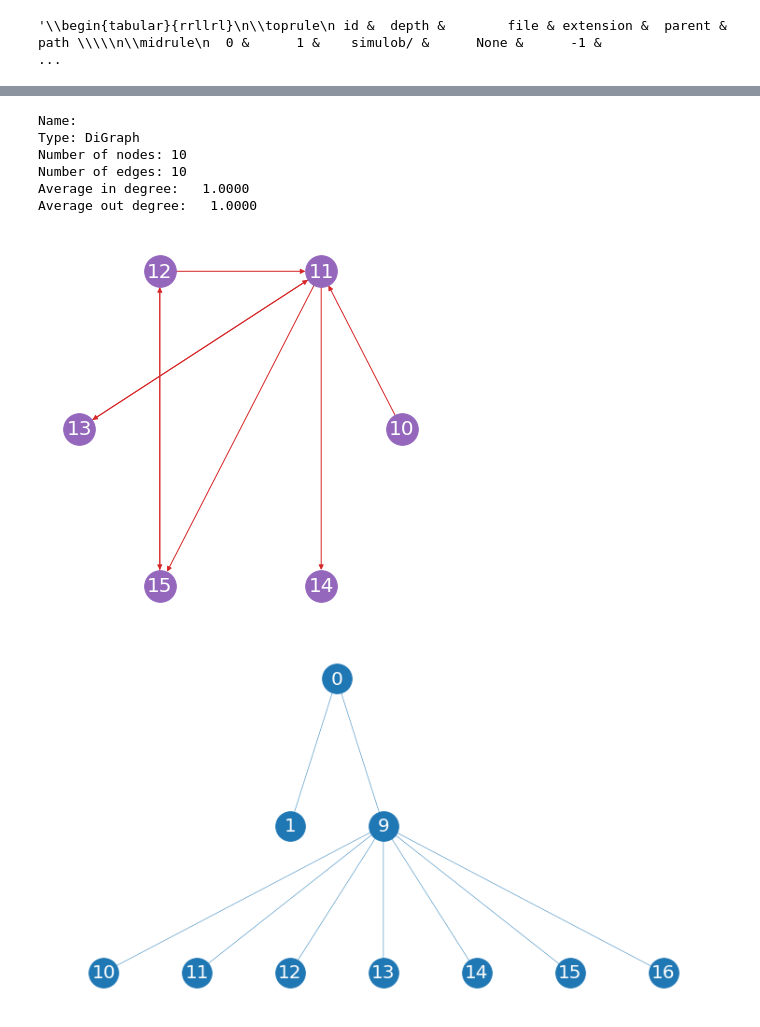
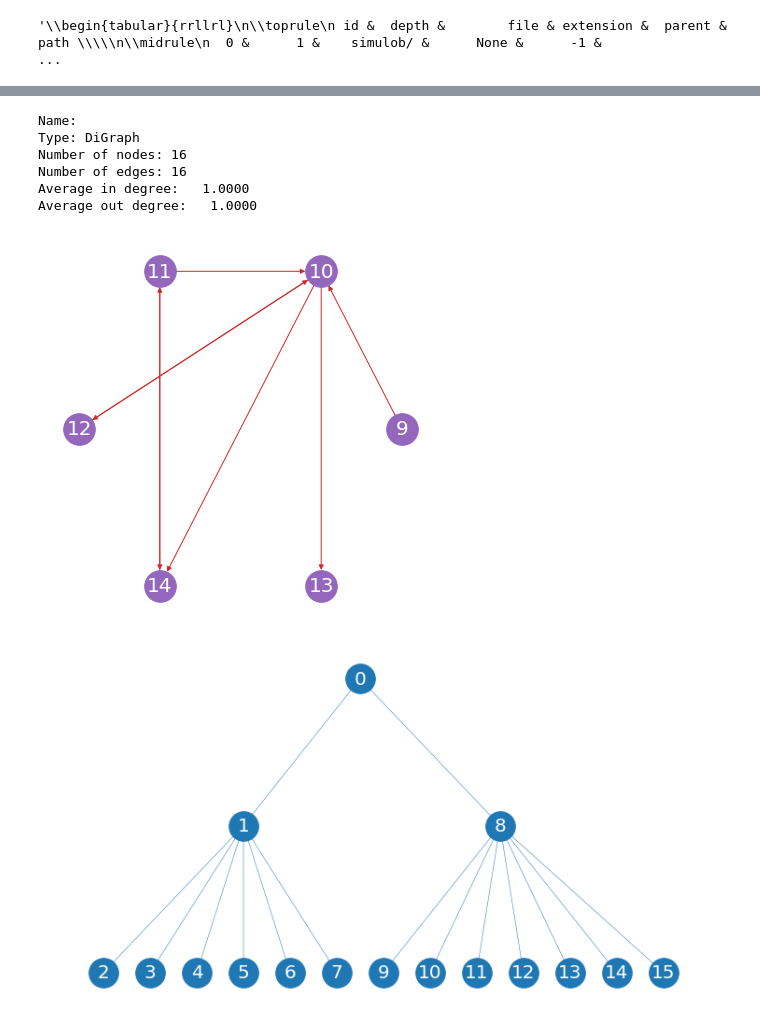
Before and after one commit to claudio-ICL/simulob, a Jupyter notebook: module_network.ipynb, the cells around one changed output, grey strips where cells are left out. Drawn from its saved outputs; the diff is of its cells as text; code cells hidden in the pictures.

```diff
--- a/module_network.ipynb
+++ b/module_network.ipynb
@@ -22,6 +22,8 @@ for k in range(df.shape[0]):
 # %%
 idx=df["extension"].isin(["cpp","h","None",None])
 df=df[idx].copy()
+idx=np.logical_not(df['name'].isin(["LICENSE","Makefile","Makefile2","lob"]))
+df=df[idx].copy()
 # %%
 df.columns
 # %% [output]
@@ -135,16 +134,16 @@ df[["id","depth","file","extension","parent","path"]].to_latex(index=False)
 # %% [output]
 '\\begin{tabular}{rrllrl}\n\\toprule\n id &  depth &        file & extension &  parent &                          path \\\\\n\\midrule\n  0 &      1 &    simulob/ &      None &      -1 &               ...
 # %%
-df=df[np.logical_not(df['extension']=='h')]
-id_orderbook=int(df.loc[df["file"]=="orderbook","id"])
-id_hawkes=int(df.loc[df["file"]=="hawkes","id"])
-id_orders=int(df.loc[df["file"]=="orders","id"])
-id_user=int(df.loc[df["file"]=="user","id"])
-id_gui=int(df.loc[df["file"]=="gui","id"])
-id_main=int(df.loc[df["file"]=="main","id"])
-df["called_by"]=[{}]*len(df)
-df.loc[df['file']=="orderbook", "called_by"]=[{0:id_main, 1: id_user,2:id_orders}]
-df.loc[df['file']=='gui', "called_by"]=[{0:id_orderbook, 1:id_user}]
-df.loc[df['file']=='user', "called_by"]={0:id_gui}
-df.loc[df['file']=='hawkes', "called_by"]={0:id_orderbook}
-df.loc[df['file']=='orders', "called_by"]={0:id_orderbook}
+df_cpp=df[np.logical_not(df['extension']=='h')].copy()
+id_orderbook=int(df_cpp.loc[df_cpp["file"]=="orderbook","id"])
+id_hawkes=int(df_cpp.loc[df_cpp["file"]=="hawkes","id"])
+id_orders=int(df_cpp.loc[df_cpp["file"]=="orders","id"])
+id_user=int(df_cpp.loc[df_cpp["file"]=="user","id"])
+id_gui=int(df_cpp.loc[df_cpp["file"]=="gui","id"])
+id_main=int(df_cpp.loc[df_cpp["file"]=="main","id"])
+df_cpp["called_by"]=[{}]*len(df_cpp)
+df_cpp.loc[df_cpp['file']=="orderbook", "called_by"]=[{0:id_main, 1: id_user,2:id_orders}]
+df_cpp.loc[df_cpp['file']=='gui', "called_by"]=[{0:id_orderbook, 1:id_user}]
+df_cpp.loc[df_cpp['file']=='user', "called_by"]={0:id_gui}
+df_cpp.loc[df_cpp['file']=='hawkes', "called_by"]={0:id_orderbook}
+df_cpp.loc[df_cpp['file']=='orders', "called_by"]={0:id_orderbook}
@@ -170,35 +169,35 @@ for i,row in df.iterrows():
     Gh.add_node(row.id,file=row.file,extension=row.extension)
     Gh.add_edge(max(row.parent,0),row.id,color='C0',relation='hierarchical')
 Gc=nx.DiGraph()
-for i,row in df.iterrows():
+for i,row in df_cpp.iterrows():
     for k in row.called_by.values():
         Gc.add_edge(k,row.id,color="red",relation="call")
 print(nx.info(Gh))
 # %% [output]
 Name:
 Type: DiGraph
-Number of nodes: 10
-Number of edges: 10
+Number of nodes: 16
+Number of edges: 16
 Average in degree:   1.0000
 Average out degree:   1.0000
 # %%
 fig = plt.figure(figsize=(7, 7))
 nx.draw_networkx(Gc,pos=nx.shell_layout(Gc),font_color="white",edge_color="C3",node_color="C4",node_size=1000, font_size=20)
 plt.axis('off')
-fname=path_fig+'callG.png'
+fname=path_fig+'simulob_callG.png'
 # plt.savefig(fname)
 plt.draw()
 # %% [output]
-[figure, old version]
+[figure, new version]
 # %%
 pos_dot = graphviz_layout(Gh, prog='dot')
 fig = plt.figure(figsize=(13, 7))
 nodes = nx.draw_networkx_nodes(Gh, pos_dot, node_size=1000, node_color='C0')
 edges = nx.draw_networkx_edges(Gh, pos_dot,  edge_color="C0",width=0.5)
 labels = nx.draw_networkx_labels(Gh, pos_dot, font_color="white", font_size=20)
 plt.axis('off')
-fname=path_fig+'hierG.png'
+fname=path_fig+'simulob_hierG.png'
 # plt.savefig(fname)
 plt.show()
 # %% [output]
-[figure, old version]
+[figure, new version]
```
Also changed, not shown: parts of 24 cells of this notebook, 5 other files.
